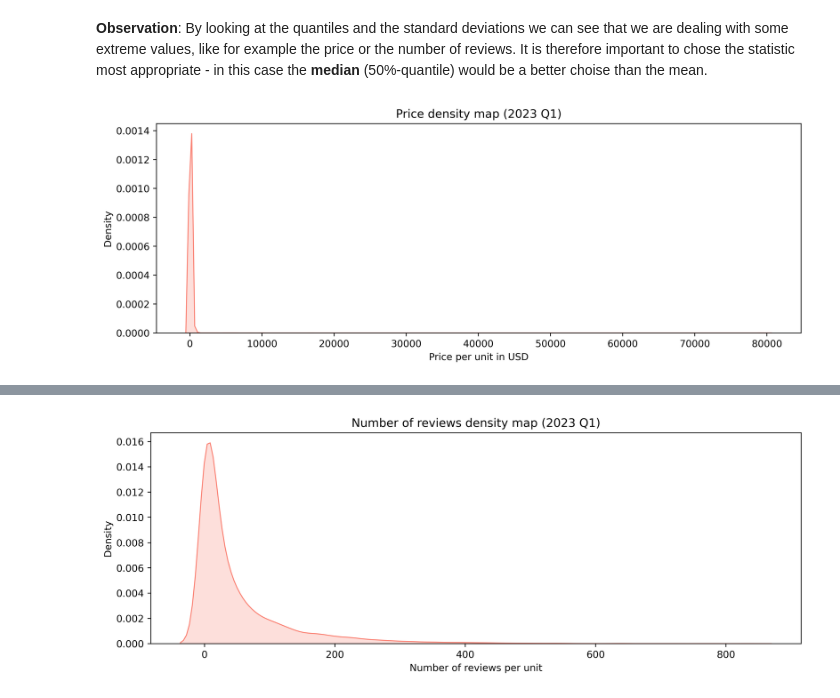
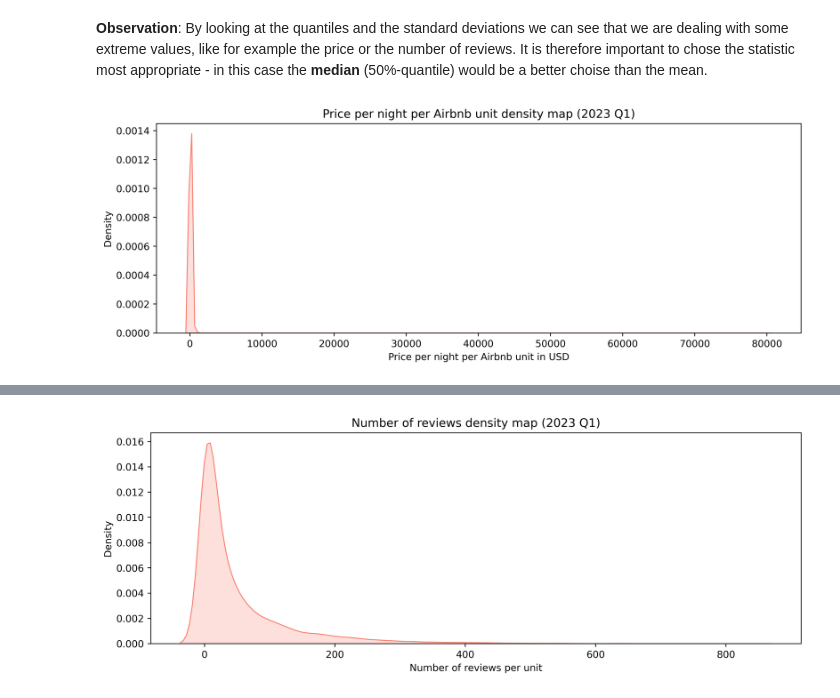
Before and after one commit to bruno-f7s/portfolio, a Jupyter notebook: airbnb-porto-2023/airbnb-porto-2023-eda.ipynb, the cells around one changed output, grey strips where cells are left out. Drawn from its saved outputs; the diff is of its cells as text; code cells hidden in the pictures.

```diff
--- a/airbnb-porto-2023/airbnb-porto-2023-eda.ipynb
+++ b/airbnb-porto-2023/airbnb-porto-2023-eda.ipynb
@@ -438,9 +446,9 @@ __Observation__: By looking at the quantiles and the standard deviations we can
 # %%
 #Print the price distribution
 plt.figure(figsize=(12,4),dpi=500)
-plt.xlabel('Price per unit in USD')
-plt.title('Price density map (2023 Q1)')
+plt.xlabel('Price per night per Airbnb unit in USD')
+plt.title('Price per night per Airbnb unit density map (2023 Q1)')
 
 sns.kdeplot(x=listings_df_ls[0]["price_usd"],color="salmon", shade=True);
 # %% [output]
-[figure, old version]
+[figure, new version]
```
Also changed, not shown: parts of 23 cells of this notebook.
